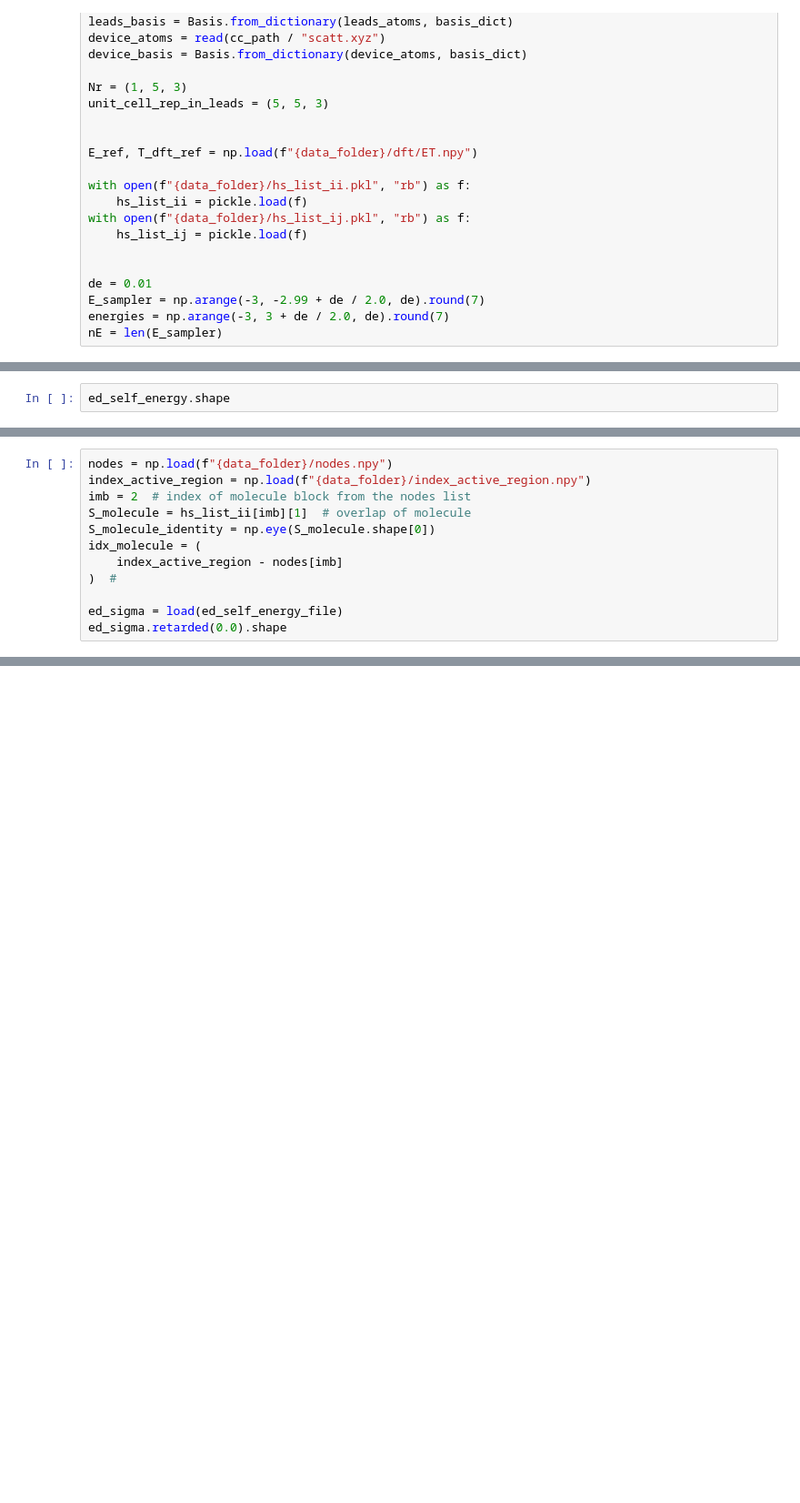
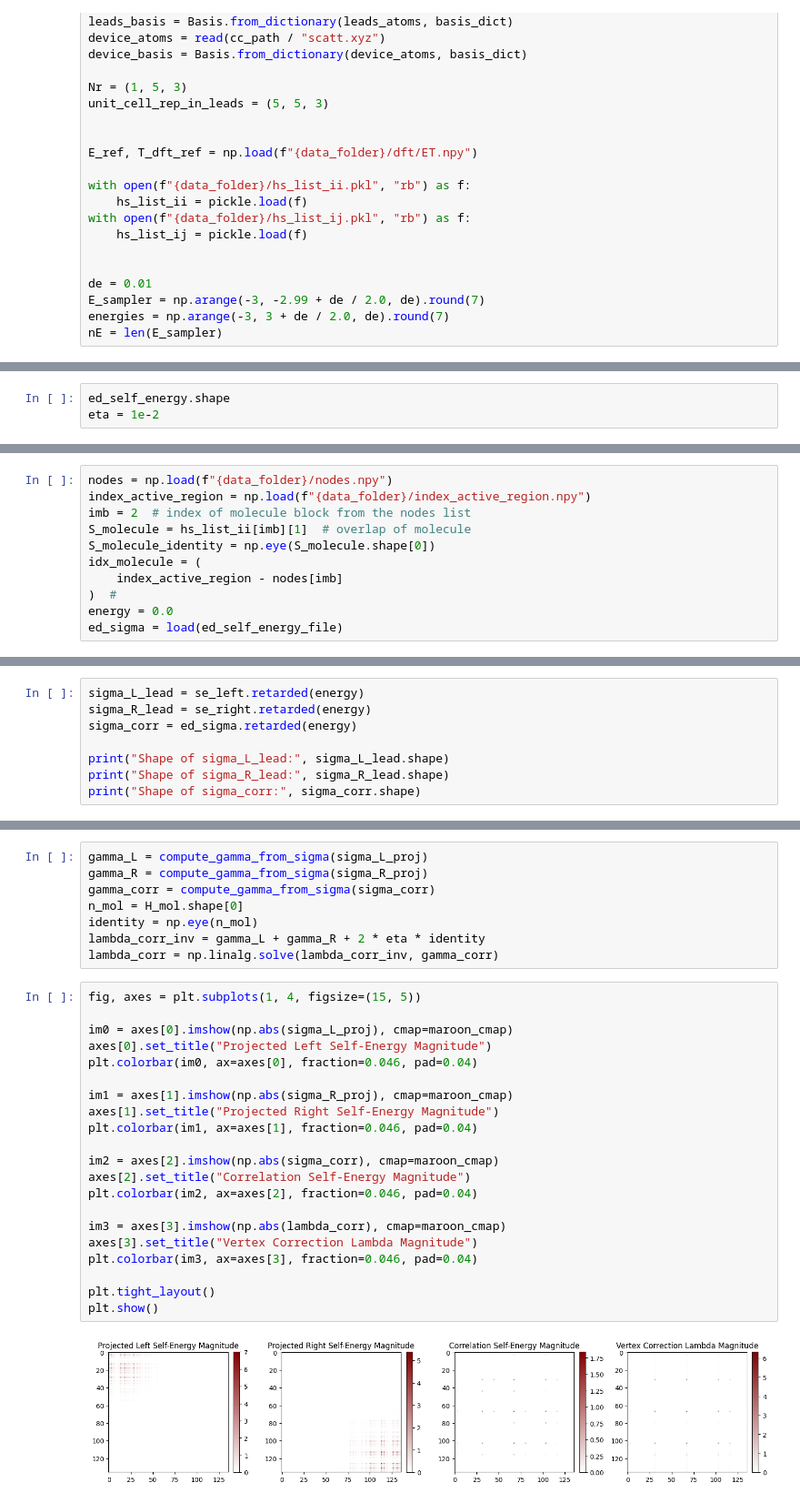
Before and after one commit to aj0337/qtpyt-tests, a Jupyter notebook: vertex_correction/pentadienyl/projection_mol_space/get_ed_transmission.ipynb, the cells around one changed output, grey strips where cells are left out. Shown at 91% size. Saved outputs shown, nothing was run; the diff lists cells and outputs as text; blank space fills up the shorter version.

Commit message:
More tests on vertex correction self-energy

```diff
--- a/vertex_correction/pentadienyl/projection_mol_space/get_ed_transmission.ipynb
+++ b/vertex_correction/pentadienyl/projection_mol_space/get_ed_transmission.ipynb
@@ -511,2 +516,3 @@ eta_gf_list = [1e-2]
 # %%
 ed_self_energy.shape
+eta = 1e-2
@@ -521,6 +525,5 @@ S_molecule_identity = np.eye(S_molecule.shape[0])
 idx_molecule = (
     index_active_region - nodes[imb]
 )  #
-
+energy = 0.0
 ed_sigma = load(ed_self_energy_file)
-ed_sigma.retarded(0.0).shape
@@ -528,0 +530,8 @@ ed_sigma.retarded(0.0).shape
+# %%
+sigma_L_lead = se_left.retarded(energy)
+sigma_R_lead = se_right.retarded(energy)
+sigma_corr = ed_sigma.retarded(energy)
+
+print("Shape of sigma_L_lead:", sigma_L_lead.shape)
+print("Shape of sigma_R_lead:", sigma_R_lead.shape)
+print("Shape of sigma_corr:", sigma_corr.shape)
@@ -528,0 +580,31 @@ ed_sigma.retarded(0.0).shape
+# %%
+gamma_L = compute_gamma_from_sigma(sigma_L_proj)
+gamma_R = compute_gamma_from_sigma(sigma_R_proj)
+gamma_corr = compute_gamma_from_sigma(sigma_corr)
+n_mol = H_mol.shape[0]
+identity = np.eye(n_mol)
+lambda_corr_inv = gamma_L + gamma_R + 2 * eta * identity
+lambda_corr = np.linalg.solve(lambda_corr_inv, gamma_corr)
+# %%
+fig, axes = plt.subplots(1, 4, figsize=(15, 5))
+
+im0 = axes[0].imshow(np.abs(sigma_L_proj), cmap=maroon_cmap)
+axes[0].set_title("Projected Left Self-Energy Magnitude")
+plt.colorbar(im0, ax=axes[0], fraction=0.046, pad=0.04)
+
+im1 = axes[1].imshow(np.abs(sigma_R_proj), cmap=maroon_cmap)
+axes[1].set_title("Projected Right Self-Energy Magnitude")
+plt.colorbar(im1, ax=axes[1], fraction=0.046, pad=0.04)
+
+im2 = axes[2].imshow(np.abs(sigma_corr), cmap=maroon_cmap)
+axes[2].set_title("Correlation Self-Energy Magnitude")
+plt.colorbar(im2, ax=axes[2], fraction=0.046, pad=0.04)
+
+im3 = axes[3].imshow(np.abs(lambda_corr), cmap=maroon_cmap)
+axes[3].set_title("Vertex Correction Lambda Magnitude")
+plt.colorbar(im3, ax=axes[3], fraction=0.046, pad=0.04)
+
+plt.tight_layout()
+plt.show()
+# %% [output]
+[figure, added]
```
Also changed, not shown: parts of 6 cells of this notebook.
